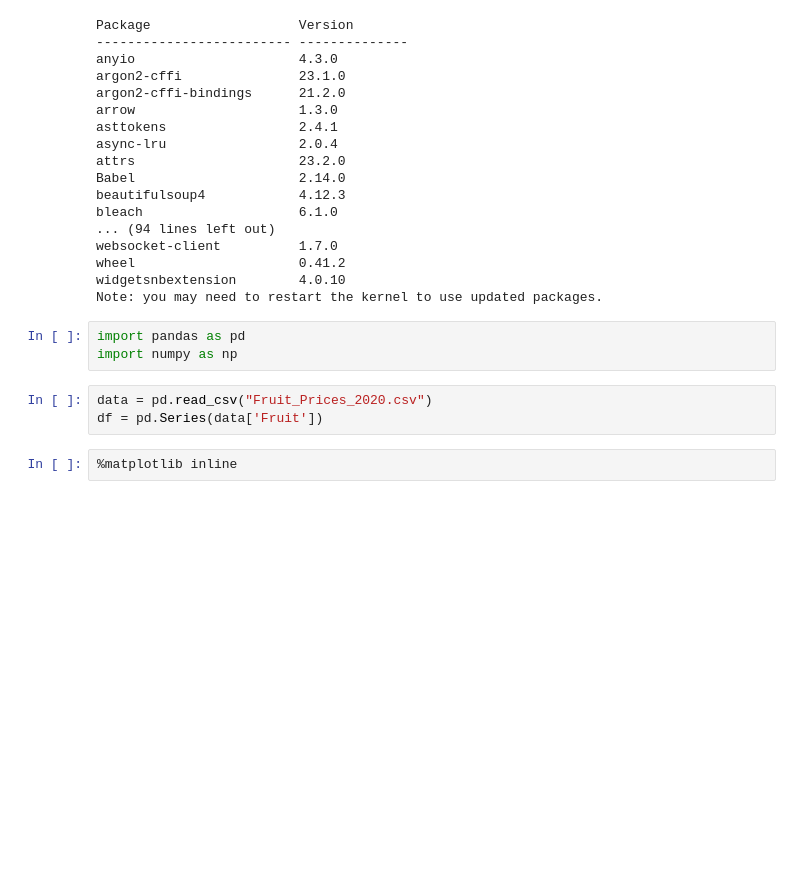
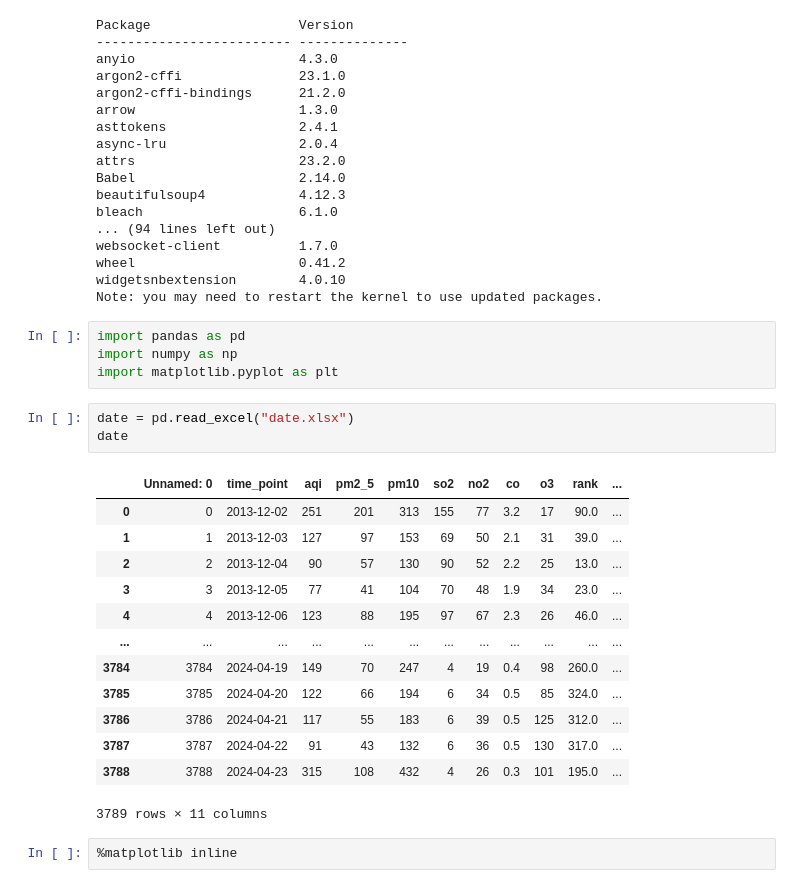
Before and after one commit to JaggerGu/DataScience, a Jupyter notebook: Prepare/test.ipynb, the cells around one changed output. Drawn from its saved outputs; the diff is of its cells as text; blank space fills up the shorter version.

```diff
--- a/Prepare/test.ipynb
+++ b/Prepare/test.ipynb
@@ -21,9 +21,24 @@ Note: you may need to restart the kernel to use updated packages.
 # %%
 import pandas as pd
 import numpy as np
+import matplotlib.pyplot as plt
 # %%
-data = pd.read_csv("Fruit_Prices_2020.csv")
-df = pd.Series(data['Fruit'])
+date = pd.read_excel("date.xlsx")
+date
+# %% [output]
+|  | Unnamed: 0 | time_point | aqi | pm2_5 | pm10 | so2 | no2 | co | o3 | rank | ... |
+| 0 | 0 | 2013-12-02 | 251 | 201 | 313 | 155 | 77 | 3.2 | 17 | 90.0 | ... |
+| 1 | 1 | 2013-12-03 | 127 | 97 | 153 | 69 | 50 | 2.1 | 31 | 39.0 | ... |
+| 2 | 2 | 2013-12-04 | 90 | 57 | 130 | 90 | 52 | 2.2 | 25 | 13.0 | ... |
+| 3 | 3 | 2013-12-05 | 77 | 41 | 104 | 70 | 48 | 1.9 | 34 | 23.0 | ... |
+| 4 | 4 | 2013-12-06 | 123 | 88 | 195 | 97 | 67 | 2.3 | 26 | 46.0 | ... |
+| ... | ... | ... | ... | ... | ... | ... | ... | ... | ... | ... | ... |
+| 3784 | 3784 | 2024-04-19 | 149 | 70 | 247 | 4 | 19 | 0.4 | 98 | 260.0 | ... |
+| 3785 | 3785 | 2024-04-20 | 122 | 66 | 194 | 6 | 34 | 0.5 | 85 | 324.0 | ... |
+| 3786 | 3786 | 2024-04-21 | 117 | 55 | 183 | 6 | 39 | 0.5 | 125 | 312.0 | ... |
+| 3787 | 3787 | 2024-04-22 | 91 | 43 | 132 | 6 | 36 | 0.5 | 130 | 317.0 | ... |
+| 3788 | 3788 | 2024-04-23 | 315 | 108 | 432 | 4 | 26 | 0.3 | 101 | 195.0 | ... |
+3789 rows × 11 columns
 # %%
 %matplotlib inline
 # %%
```
Also changed, not shown: parts of 2 cells of this notebook, 3 other files.
